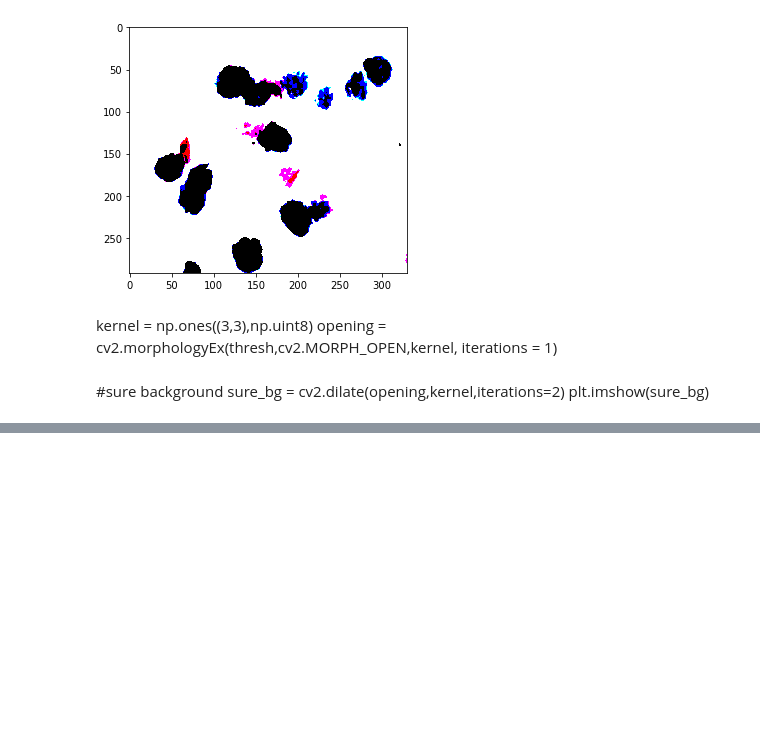
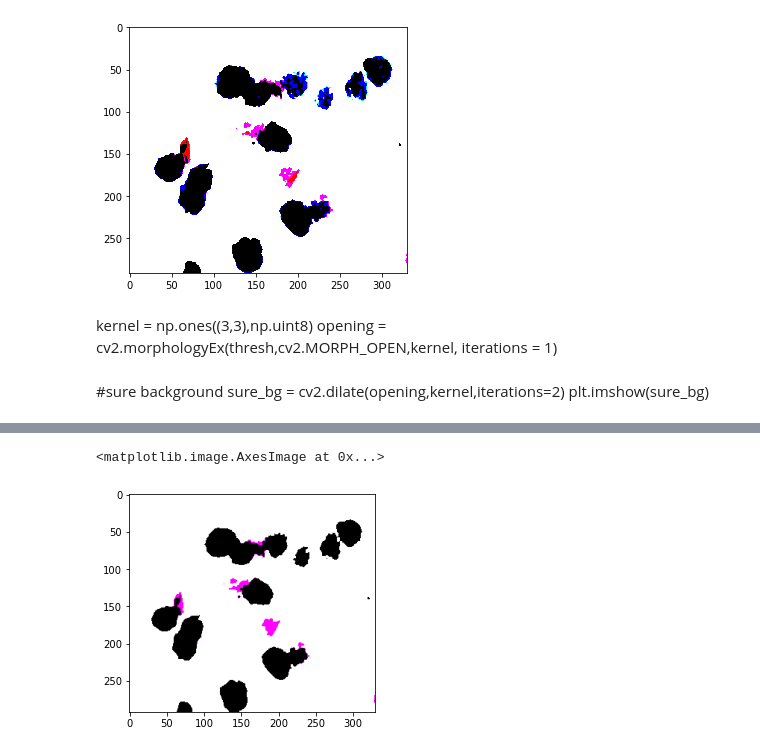
Before and after one commit to isbhsun/cell-image, a Jupyter notebook: Preprocessing.ipynb, the cells around one changed output, grey strips where cells are left out. Saved outputs shown, nothing was run; the diff lists cells and outputs as text; code cells hidden in the pictures; blank space fills up the shorter version.

```diff
--- a/Preprocessing.ipynb
+++ b/Preprocessing.ipynb
@@ -118,0 +154,9 @@ Dots number: 2
+# %%
+kernel = np.ones((3,3),np.uint8)
+opening = cv2.morphologyEx(im4,cv2.MORPH_OPEN,kernel)
+# %%
+sure_bg = cv2.dilate(im4,kernel,iterations=1)
+plt.imshow(opening, cmap='gray')
+# %% [output]
+<matplotlib.image.AxesImage at 0x...>
+[figure, added]
```
Also changed, not shown: parts of 24 cells of this notebook.
